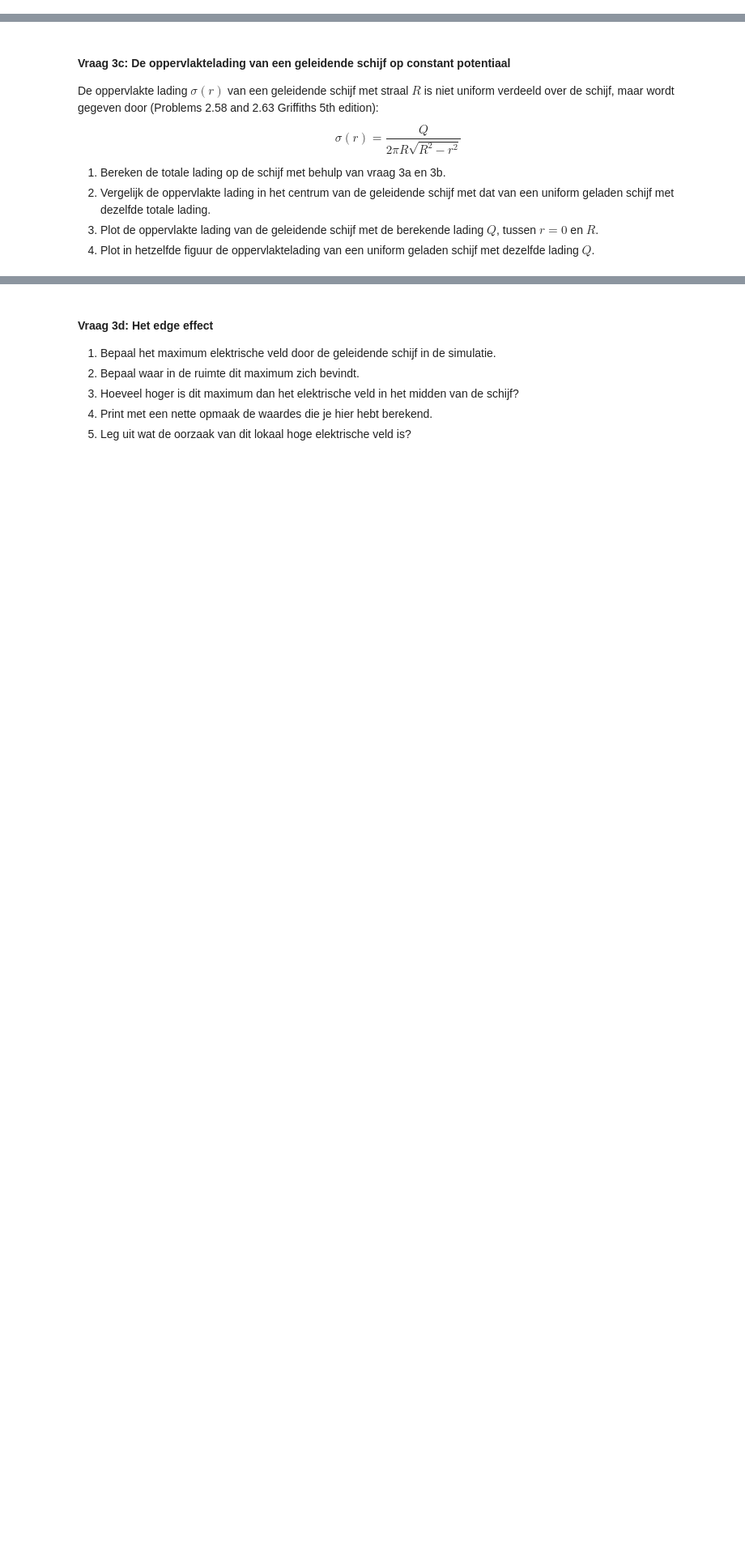
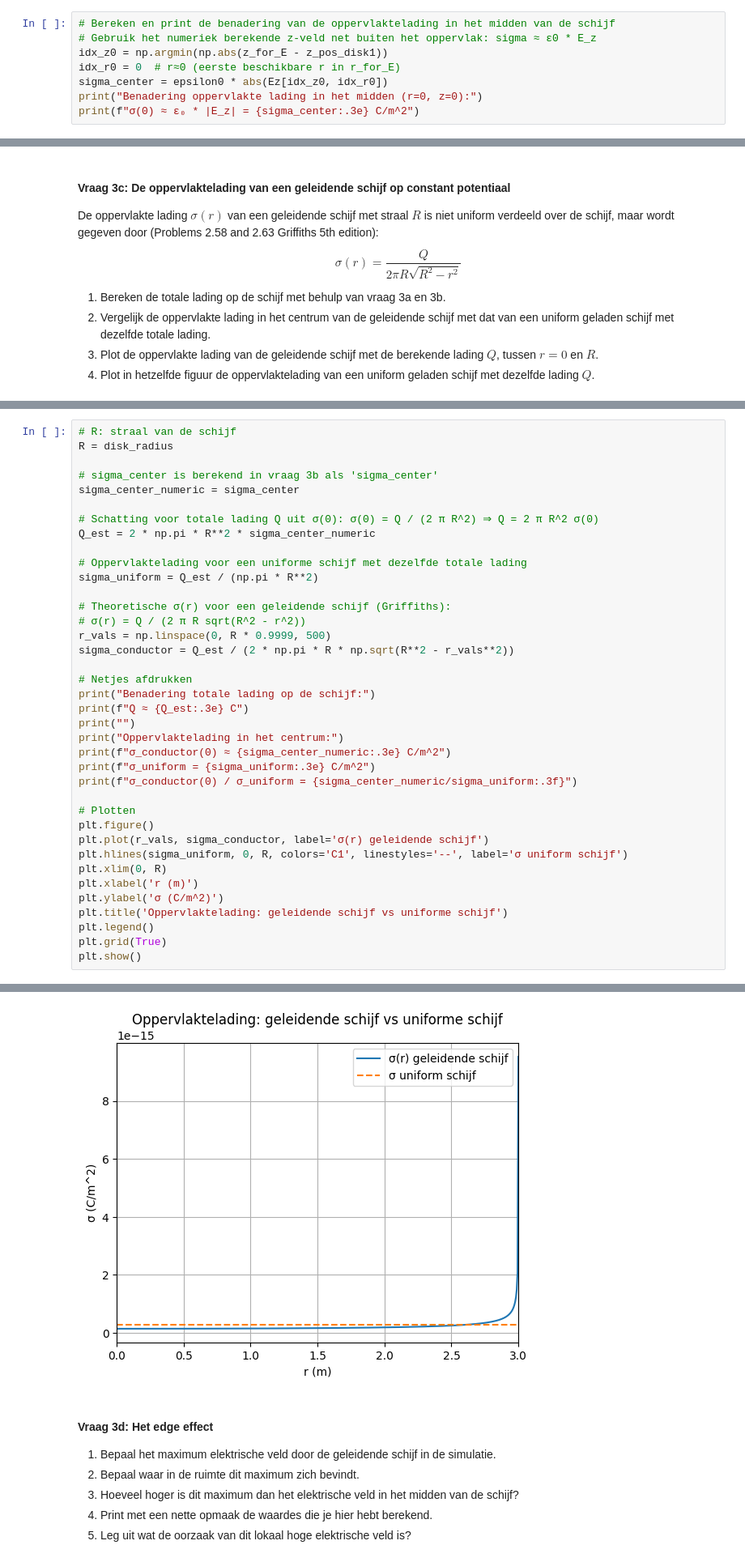
Before and after one commit to Monjano/DEF-D-MONJANO-SCHEBAL, a Jupyter notebook: DigitaleOntwerpopdrachten/1CondensatorOpdracht/CondensatorOntwerpopdracht.ipynb, the cells around one changed output, grey strips where cells are left out. Shown at 81% size. Saved outputs shown, nothing was run; the diff lists cells and outputs as text; blank space fills up the shorter version.

```diff
--- a/DigitaleOntwerpopdrachten/1CondensatorOpdracht/CondensatorOntwerpopdracht.ipynb
+++ b/DigitaleOntwerpopdrachten/1CondensatorOpdracht/CondensatorOntwerpopdracht.ipynb
@@ -406,0 +481,8 @@ To https://github.com/Monjano/DEF-D-MONJANO-SCHEBAL.git
+# %%
+# Bereken en print de benadering van de oppervlaktelading in het midden van de schijf
+# Gebruik het numeriek berekende z‑veld net buiten het oppervlak: sigma ≈ ε0 * E_z
+idx_z0 = np.argmin(np.abs(z_for_E - z_pos_disk1))
+idx_r0 = 0  # r≈0 (eerste beschikbare r in r_for_E)
+sigma_center = epsilon0 * abs(Ez[idx_z0, idx_r0])
+print("Benadering oppervlakte lading in het midden (r=0, z=0):")
+print(f"σ(0) ≈ ε₀ * |E_z| = {sigma_center:.3e} C/m^2")
@@ -420,0 +502,39 @@ $$\sigma(r) = \frac{Q}{2 \pi R \sqrt{R^2 - r^2}}$$
+# %%
+# R: straal van de schijf
+R = disk_radius
+
+# sigma_center is berekend in vraag 3b als 'sigma_center'
+sigma_center_numeric = sigma_center
+
+# Schatting voor totale lading Q uit σ(0): σ(0) = Q / (2 π R^2) ⇒ Q = 2 π R^2 σ(0)
+Q_est = 2 * np.pi * R**2 * sigma_center_numeric
+
+# Oppervlaktelading voor een uniforme schijf met dezelfde totale lading
+sigma_uniform = Q_est / (np.pi * R**2)
+
+# Theoretische σ(r) voor een geleidende schijf (Griffiths):
+# σ(r) = Q / (2 π R sqrt(R^2 - r^2))
+r_vals = np.linspace(0, R * 0.9999, 500)
+sigma_conductor = Q_est / (2 * np.pi * R * np.sqrt(R**2 - r_vals**2))
+
+# Netjes afdrukken
+print("Benadering totale lading op de schijf:")
+print(f"Q ≈ {Q_est:.3e} C")
+print("")
+print("Oppervlaktelading in het centrum:")
+print(f"σ_conductor(0) ≈ {sigma_center_numeric:.3e} C/m^2")
+print(f"σ_uniform = {sigma_uniform:.3e} C/m^2")
+print(f"σ_conductor(0) / σ_uniform = {sigma_center_numeric/sigma_uniform:.3f}")
+
+# Plotten
+plt.figure()
+plt.plot(r_vals, sigma_conductor, label='σ(r) geleidende schijf')
+plt.hlines(sigma_uniform, 0, R, colors='C1', linestyles='--', label='σ uniform schijf')
+plt.xlim(0, R)
+plt.xlabel('r (m)')
+plt.ylabel('σ (C/m^2)')
+plt.title('Oppervlaktelading: geleidende schijf vs uniforme schijf')
+plt.legend()
+plt.grid(True)
+plt.show()
+# %% [output]
@@ -421,3 +548,4 @@ $$\sigma(r) = \frac{Q}{2 \pi R \sqrt{R^2 - r^2}}$$
+[figure, added]
 # %% [markdown]
 #### Vraag 3d: Het edge effect
 
```
Also changed, not shown: parts of 18 cells of this notebook, 2 other files.
